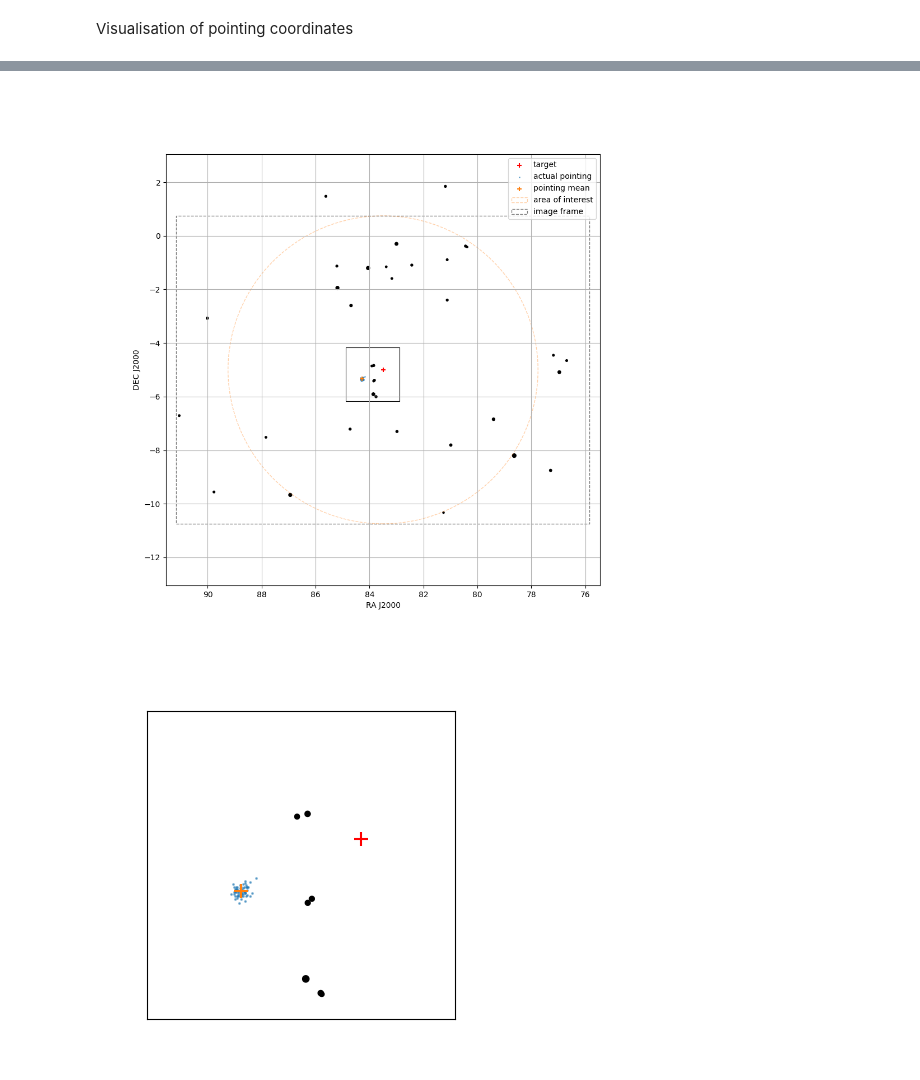
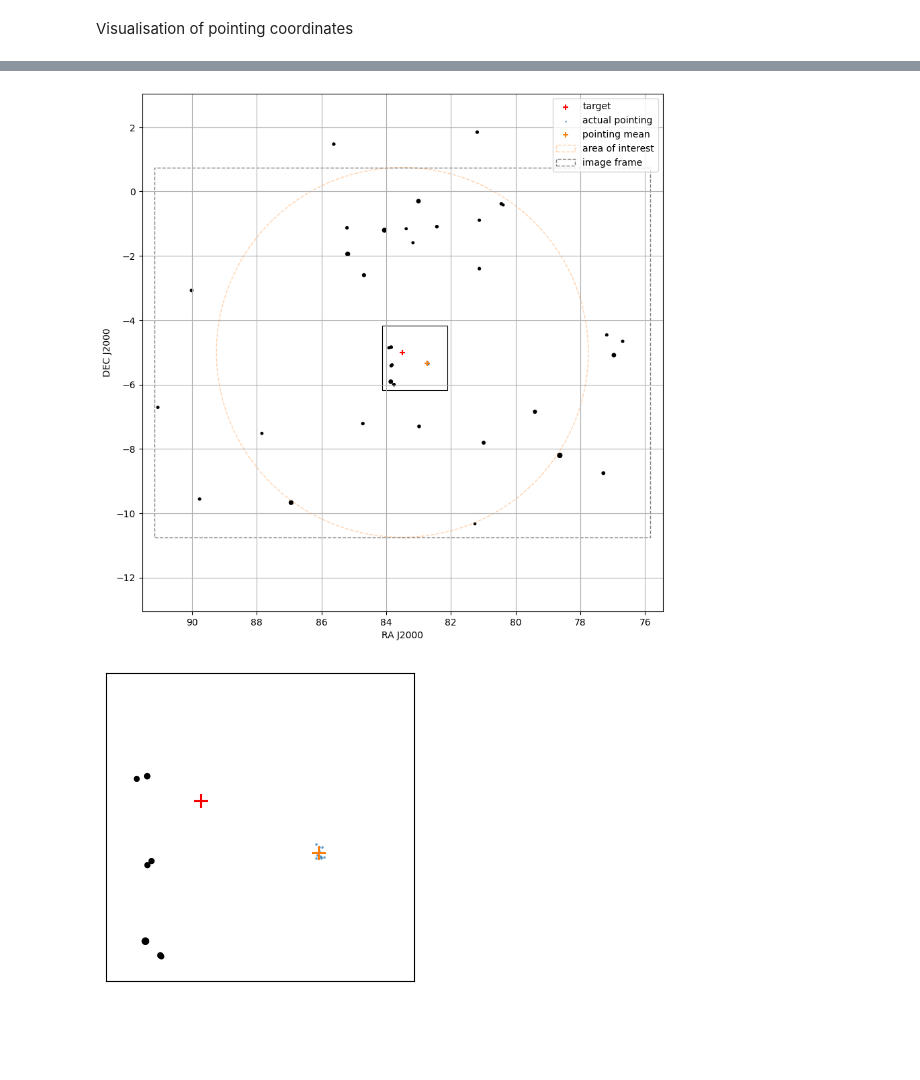
Before and after one commit to LukeKerman/TUB, a Jupyter notebook: AstroTUBIN_data_pipeline.ipynb, the cells around one changed output, grey strips where cells are left out. Drawn from its saved outputs; the diff is of its cells as text; code cells hidden in the pictures; blank space fills up the shorter version.

```diff
--- a/AstroTUBIN_data_pipeline.ipynb
+++ b/AstroTUBIN_data_pipeline.ipynb
@@ -958,7 +270,7 @@ No artists with labels found to put in legend.  Note that artists whose label st
 #p =  np.dot(rotation_matrix, displacement.T).T
 #pt = np.array([tgt_coord[0]-p[:,0], tgt_coord[1]+p[:,1]])
 
-center = (tgt_coord[0]+displacement[:,0].mean()/2, tgt_coord[1]+displacement[:,1].mean()/2)
+center = ((tgt_coord[0]+pointing[:,0].mean())/2, (tgt_coord[1]+pointing[:,1].mean())/2)
 
 fov = np.array([[i,j] for i, j in zip([0, 0, corr_images[0].shape[1], corr_images[0].shape[1]], [0, corr_images[0].shape[0], 0, corr_images[0].shape[0]])]).astype('int')
 
@@ -973,11 +285,11 @@ fig, ax = plt.subplots(figsize=(10, 10))
 
 plt.scatter(x['RAJ2000'], x['DEJ2000'], marker='o', color='k', s=norm_vmag*20+5)
 plt.scatter(tgt_coord[0], tgt_coord[1], marker='+', color='r', label='target')
-plt.scatter(tgt_coord[0]+displacement[:,0], tgt_coord[1]+displacement[:,1], color='C0', label='actual pointing', alpha=0.5, s=1)
+plt.scatter(pointing[:,0], pointing[:,1], color='C0', label='actual pointing', alpha=0.5, s=1)
 #plt.scatter(tgt_coord[0]-displacement[:,0].mean(), tgt_coord[1]+displacement[:,1].mean(), marker='+', color='C2', label='pointing mean 1', alpha=1)
 #plt.scatter(tgt_coord[0]-displacement1[:,0], tgt_coord[1]+displacement1[:,1], color='C0', alpha=0.5, s=1)
 #plt.scatter(tgt_coord[0]-displacement1[:,0].mean(), tgt_coord[1]+displacement1[:,1].mean(), marker='+', color='C3', label='pointing mean 0', alpha=1)
-plt.scatter(tgt_coord[0]+displacement[:,0].mean(), tgt_coord[1]+displacement[:,1].mean(), marker='+', color='C1', label='pointing mean', alpha=1)
+plt.scatter(pointing[:,0].mean(), pointing[:,1].mean(), marker='+', color='C1', label='pointing mean', alpha=1)
 #plt.scatter(pt[:,0], pt[:,1], color='C0', label='rot pointing (run 1)', alpha=1, s=100)
 #plt.gca().add_patch(plt.Circle((tgt_coord[0], tgt_coord[1]), 10, linewidth=1, linestyle='--', edgecolor='r', alpha=0.5, facecolor='none', label='possible target area'))
 plt.gca().add_patch(plt.Circle((tgt_coord[0], tgt_coord[1]), dec_lim[0], linewidth=1, linestyle='--', edgecolor='C1', alpha=0.35, facecolor='none', label='area of interest'))
@@ -993,34 +305,34 @@ ax.set_xlim(tgt_coord[0]-ra_lim[0]*1.05, tgt_coord[0]+ra_lim[0]*1.05)
 
 #plt.title('NOMAD catalog Vmag < {}'.format(Vmag_limit), pad=30)
 #plt.title('NOMAD catalog Vmag < {}'.format(Vmag_limit), pad=30)
 plt.xlabel('RA J2000')
 plt.ylabel('DEC J2000')
 plt.legend()
 plt.grid()
 
 plt.show()
 
 fig, ax = plt.subplots(figsize=(4, 4))
 
 plt.scatter(x['RAJ2000'], x['DEJ2000'], marker='o', color='k', s=norm_vmag*20+10)
 plt.scatter(tgt_coord[0], tgt_coord[1], marker='+', color='r', label='target', s=100)
-plt.scatter(tgt_coord[0]+displacement[:,0], tgt_coord[1]+displacement[:,1], color='C0', label='actual pointing', alpha=0.5, s=1)
+plt.scatter(pointing[:,0], pointing[:,1], color='C0', label='actual pointing', alpha=0.5, s=1)
 #plt.scatter(tgt_coord[0]-displacement1[:,0], tgt_coord[1]+displacement1[:,1], color='C0', alpha=0.5, s=1)
 
-plt.scatter(tgt_coord[0]+displacement[:,0].mean(), tgt_coord[1]+displacement[:,1].mean(), marker='+', color='C1', label='pointing mean', alpha=1, s=100)
+plt.scatter(pointing[:,0].mean(), pointing[:,1].mean(), marker='+', color='C1', label='pointing mean', alpha=1, s=100)
 
 plt.gca().set_aspect('equal')
 ax.set_yticks(range(-90,91, 10))
 ax.set_ylim(center[1]-1, center[1]+1)
 ax.set_xticks(range(0,361, 10))
 ax.set_xlim(center[0]+1, center[0]-1)
 
 plt.show()
 #print(pt)
 
 
 #print(x.sort_values('Vmag'))
 #print(((displacement.mean(axis=0))-(displacement1.mean(axis=0)))*60)
 # %% [output]
-[figure, old version]
+[figure, new version]
-[figure, old version]
+[figure, new version]
```
Also changed, not shown: parts of 9 cells of this notebook, 2 other files.
